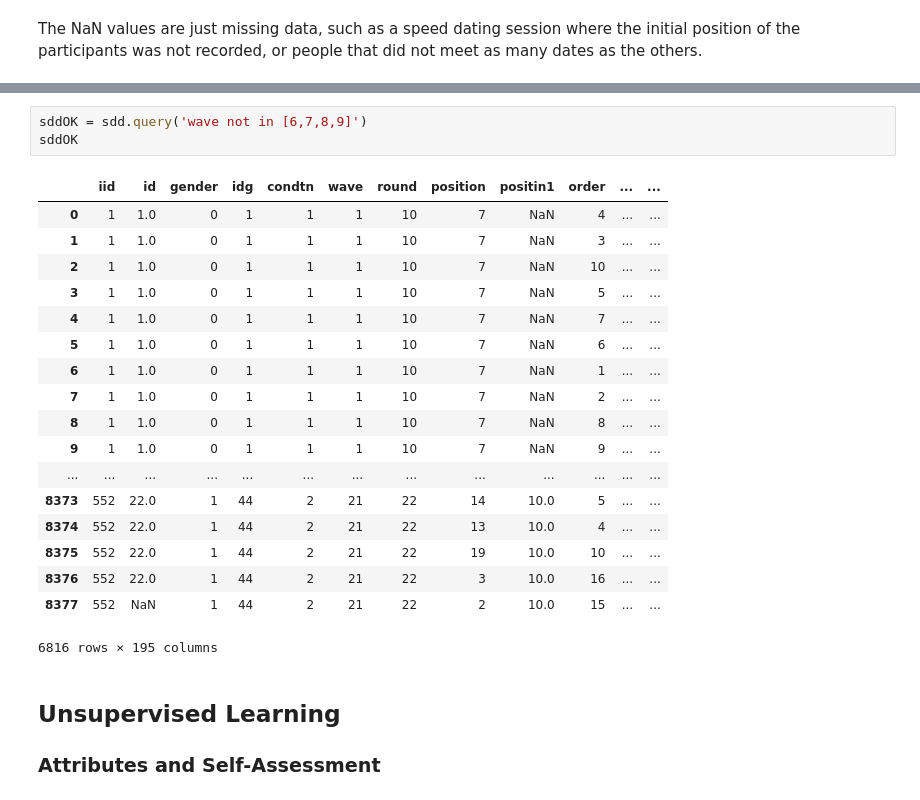
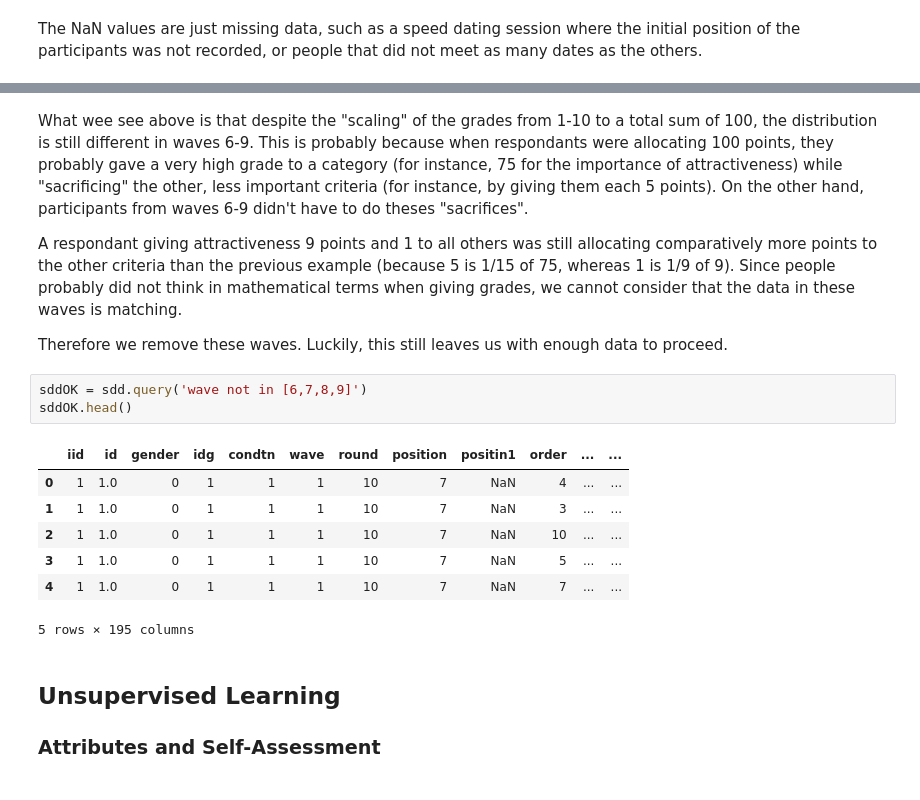
Before and after one commit to alexchouraki/Python-Project, a Jupyter notebook: Python Project.ipynb, the cells around one changed output, grey strips where cells are left out. Saved outputs shown, nothing was run; the diff lists cells and outputs as text.

```diff
--- a/Python Project.ipynb
+++ b/Python Project.ipynb
@@ -86,25 +73,20 @@ To finish the preprocessing, we would like to remove the rows corresponding to w
+# %% [markdown]
+What wee see above is that despite the "scaling" of the grades from 1-10 to a total sum of 100, the distribution is still different in waves 6-9. This is probably because when respondants were allocating 100 points, they probably gave a very high grade to a category (for instance, 75 for the importance of attractiveness) while "sacrificing" the other, less important criteria (for instance, by giving them each 5 points). On the other hand, participants from waves 6-9 didn't have to do theses "sacrifices".
+
+A respondant giving attractiveness 9 points and 1 to all others was still allocating comparatively more points to the other criteria than the previous example (because 5 is 1/15 of 75, whereas 1 is 1/9 of 9). Since people probably did not think in mathematical terms when giving grades, we cannot consider that the data in these waves is matching.
+
+Therefore we remove these waves. Luckily, this still leaves us with enough data to proceed.
 # %%
 sddOK = sdd.query('wave not in [6,7,8,9]')
-sddOK
+sddOK.head()
 # %% [output]
 |  | iid | id | gender | idg | condtn | wave | round | position | positin1 | order | ... | ... |
 | 0 | 1 | 1.0 | 0 | 1 | 1 | 1 | 10 | 7 | NaN | 4 | ... | ... |
 | 1 | 1 | 1.0 | 0 | 1 | 1 | 1 | 10 | 7 | NaN | 3 | ... | ... |
 | 2 | 1 | 1.0 | 0 | 1 | 1 | 1 | 10 | 7 | NaN | 10 | ... | ... |
 | 3 | 1 | 1.0 | 0 | 1 | 1 | 1 | 10 | 7 | NaN | 5 | ... | ... |
 | 4 | 1 | 1.0 | 0 | 1 | 1 | 1 | 10 | 7 | NaN | 7 | ... | ... |
-| 5 | 1 | 1.0 | 0 | 1 | 1 | 1 | 10 | 7 | NaN | 6 | ... | ... |
-| 6 | 1 | 1.0 | 0 | 1 | 1 | 1 | 10 | 7 | NaN | 1 | ... | ... |
-| 7 | 1 | 1.0 | 0 | 1 | 1 | 1 | 10 | 7 | NaN | 2 | ... | ... |
-| 8 | 1 | 1.0 | 0 | 1 | 1 | 1 | 10 | 7 | NaN | 8 | ... | ... |
-| 9 | 1 | 1.0 | 0 | 1 | 1 | 1 | 10 | 7 | NaN | 9 | ... | ... |
-| ... | ... | ... | ... | ... | ... | ... | ... | ... | ... | ... | ... | ... |
-| 8373 | 552 | 22.0 | 1 | 44 | 2 | 21 | 22 | 14 | 10.0 | 5 | ... | ... |
-| 8374 | 552 | 22.0 | 1 | 44 | 2 | 21 | 22 | 13 | 10.0 | 4 | ... | ... |
-| 8375 | 552 | 22.0 | 1 | 44 | 2 | 21 | 22 | 19 | 10.0 | 10 | ... | ... |
-| 8376 | 552 | 22.0 | 1 | 44 | 2 | 21 | 22 | 3 | 10.0 | 16 | ... | ... |
-| 8377 | 552 | NaN | 1 | 44 | 2 | 21 | 22 | 2 | 10.0 | 15 | ... | ... |
-6816 rows × 195 columns
+5 rows × 195 columns
 # %% [markdown]
 ## Unsupervised Learning
 
```
Also changed, not shown: parts of 12 cells of this notebook.
